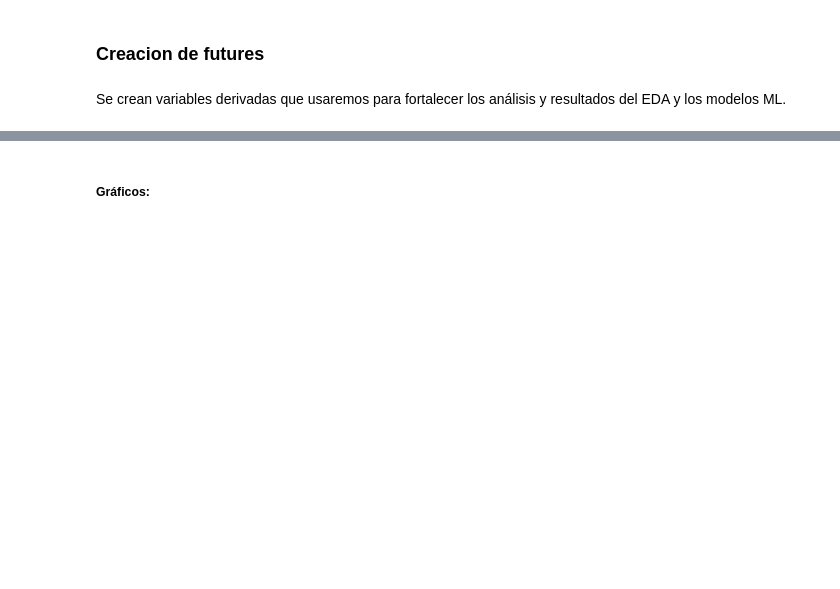
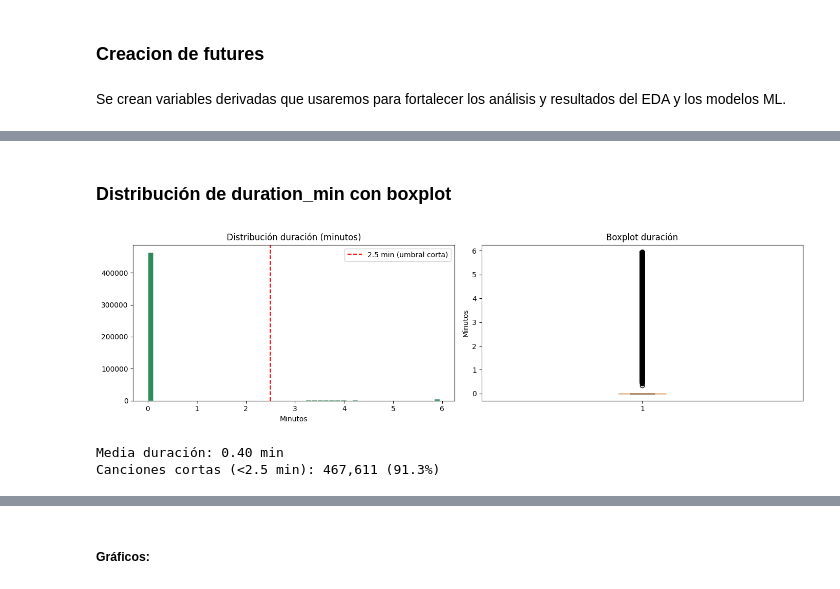
Before and after one commit to 4GeeksAcademy/ProyectoFinal23, a Jupyter notebook: src/Untitled1 - copia.ipynb, the cells around one changed output, grey strips where cells are left out. Cells and saved outputs as stored; diff of their text form; code cells hidden in the pictures; blank space fills up the shorter version.

```diff
--- a/src/Untitled1 - copia.ipynb
+++ b/src/Untitled1 - copia.ipynb
@@ -744,0 +917,28 @@ top_artists = (df_clean.groupby('artist')[['playcount', 'name']].agg({'playcount
+# %% [markdown]
+### Distribución de duration_min con boxplot
+# %%
+fig, axes = plt.subplots(1, 2, figsize=(14, 4))
+
+dur_ok   = df_clean['duration_min'].dropna()
+dur_clip = dur_ok.clip(upper=dur_ok.quantile(0.99))
+
+axes[0].hist(dur_clip, bins=50, color='seagreen', edgecolor='white')
+axes[0].set_title('Distribución duración (minutos)')
+axes[0].set_xlabel('Minutos')
+axes[0].axvline(2.5, color='red', linestyle='--', label='2.5 min (umbral corta)')
+axes[0].legend()
+
+axes[1].boxplot(dur_clip, vert=True, patch_artist=True,
+                boxprops=dict(facecolor='seagreen', alpha=0.5))
+axes[1].set_title('Boxplot duración')
+axes[1].set_ylabel('Minutos')
+
+plt.tight_layout()
+plt.show()
+
+print(f'Media duración: {dur_ok.mean():.2f} min')
+print(f'Canciones cortas (<2.5 min): {(dur_ok < 2.5).sum():,} ({(dur_ok < 2.5).mean()*100:.1f}%)')
+# %% [output]
+[figure, added]
+Media duración: 0.40 min
+Canciones cortas (<2.5 min): 467,611 (91.3%)
```
Also changed, not shown: parts of 194 cells of this notebook, 2 other files.
